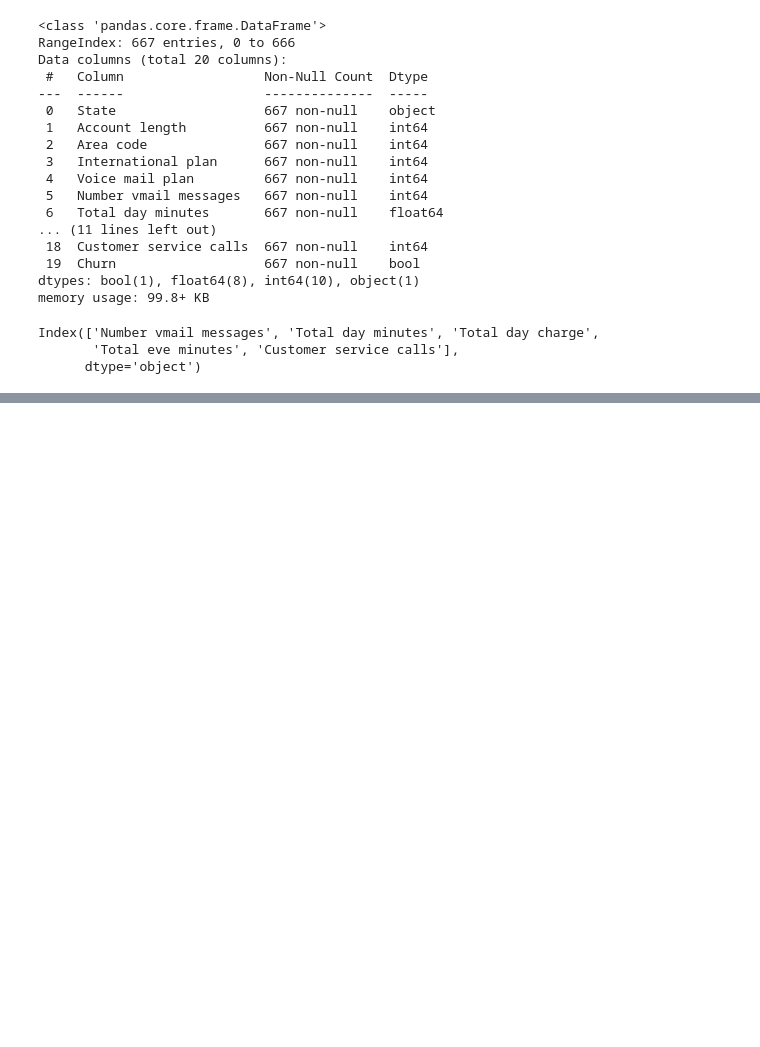
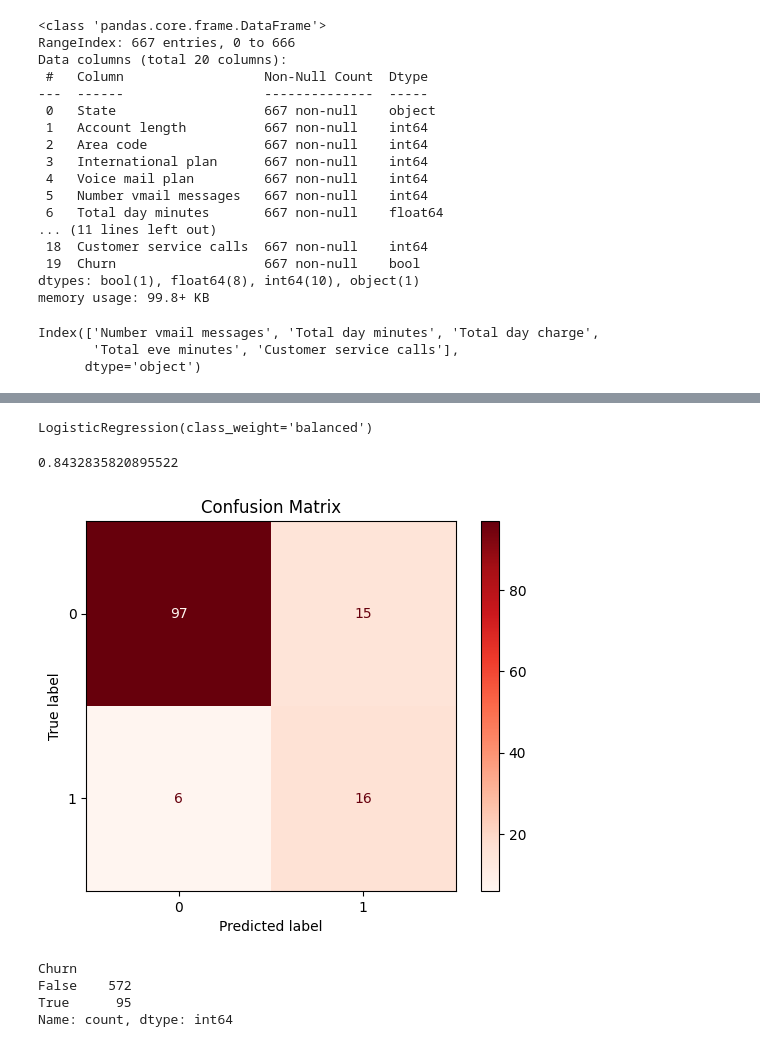
Before and after one commit to Ayomide906/MyProjects, a Jupyter notebook: Project3/logistic_regression.ipynb, the cells around one changed output, grey strips where cells are left out. Saved outputs shown, nothing was run; the diff lists cells and outputs as text; code cells hidden in the pictures; blank space fills up the shorter version.

```diff
--- a/Project3/logistic_regression.ipynb
+++ b/Project3/logistic_regression.ipynb
@@ -188,0 +209,2 @@ Index(['Number vmail messages', 'Total day minutes', 'Total day charge',
+# %%
+X_train, X_test, y_train, y_test=train_test_split(df_churn3,y,test_size=0.2,train_size=0.8,random_state=4)
@@ -188,0 +242,30 @@ Index(['Number vmail messages', 'Total day minutes', 'Total day charge',
+# %%
+model2=linear_model.LogisticRegression(class_weight='balanced')
+# %%
+model2.fit(X_train,y_train)
+# %% [output]
+LogisticRegression(class_weight='balanced')
+# %%
+y_pred=model2.predict(X_test)
+# %%
+model2.score(X_test,y_test)
+# %% [output]
+0.8432835820895522
+# %%
+from sklearn.metrics import confusion_matrix, ConfusionMatrixDisplay
+cm = confusion_matrix(y_test, y_pred)
+
+# Display it
+disp = ConfusionMatrixDisplay(confusion_matrix=cm)
+disp.plot(cmap='Reds')
+plt.title('Confusion Matrix')
+plt.show()
+# %% [output]
+[figure, added]
+# %%
+y.value_counts()
+# %% [output]
+Churn
+False    572
+True      95
+Name: count, dtype: int64
```
Also changed, not shown: parts of 5 cells of this notebook.
